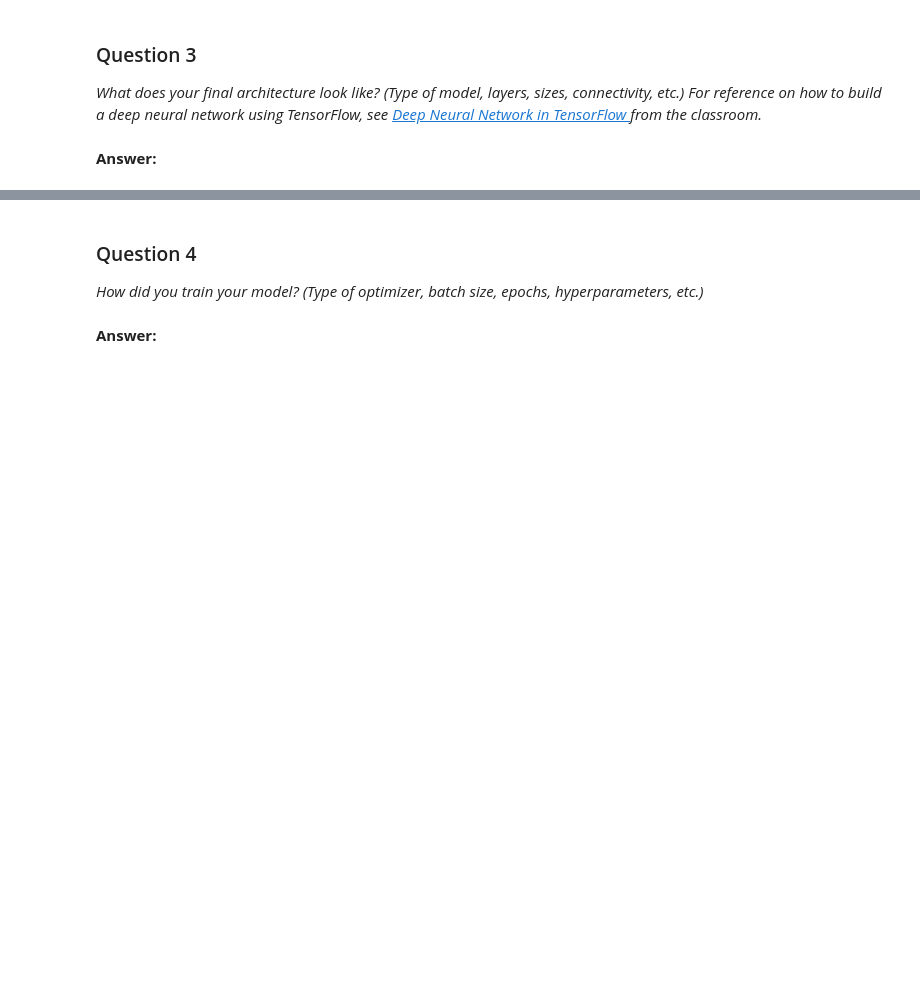
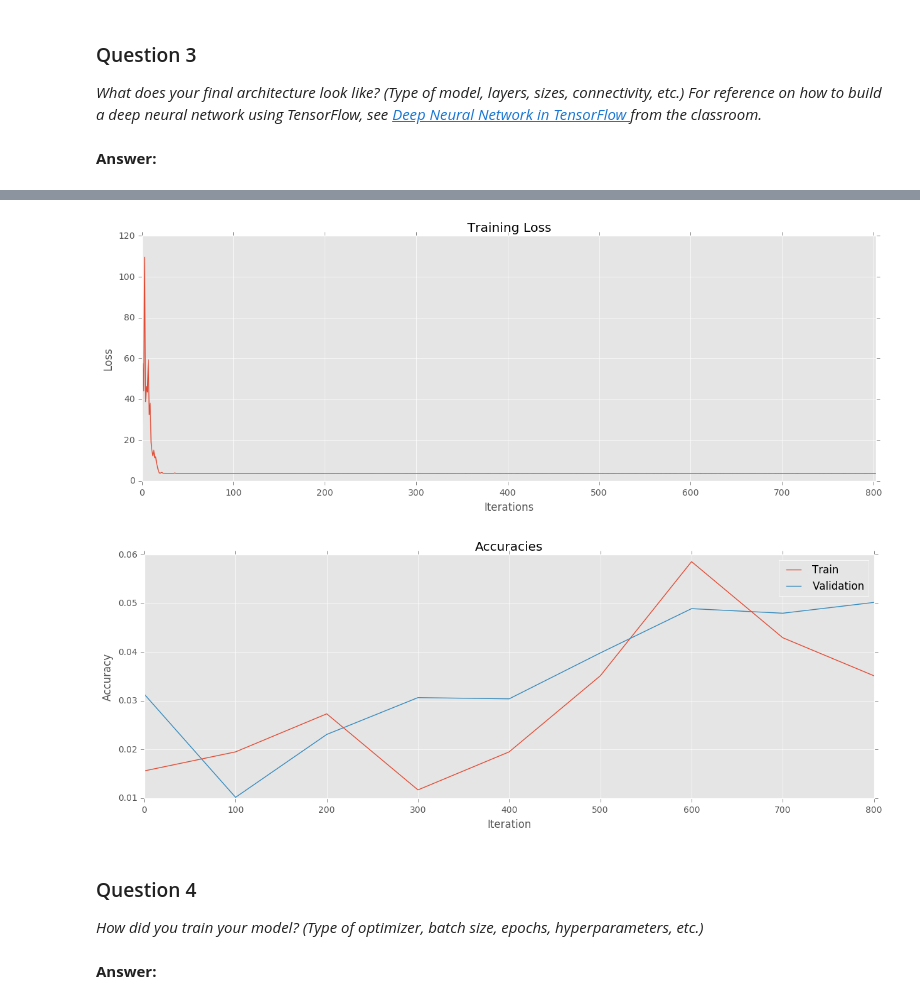
Before and after one commit to elbernante/traffic-sign-classifier, a Jupyter notebook: Traffic_Sign_Classifier.ipynb, the cells around one changed output, grey strips where cells are left out. Saved outputs shown, nothing was run; the diff lists cells and outputs as text; code cells hidden in the pictures; blank space fills up the shorter version.

Commit message:
Implement training

```diff
--- a/Traffic_Sign_Classifier.ipynb
+++ b/Traffic_Sign_Classifier.ipynb
@@ -412,0 +517,8 @@ _What does your final architecture look like? (Type of model, layers, sizes, con
+# %%
+def train():
+    with tf.Session(graph=graph) as sess:
+        validation = validate(X_val, y_val)
+        l, ta, va = do_train(sess, X_train, y_train, validation)
+    return l, ta, va
+
+train_losses, train_accuracies, validation_accuracies = train()
@@ -413,3 +535,26 @@ _What does your final architecture look like? (Type of model, layers, sizes, con
+# %%
+def plot_train_loss(loss):
+    loss = pd.Series(loss)
+    loss.index.name = "Iterations"
+    ag = loss.plot(figsize=(15, 5), title="Training Loss")
+    ag.set_ylabel("Loss")
+    plt.show()
+
+plot_train_loss(train_losses)
+
+def plot_accuracies(accuracies):
+    df = pd.DataFrame(accuracies)
+    df['Iteration'] = ([i * LOG_AT_EVERY for i in df.index])
+    df.set_index('Iteration', inplace=True)
+    ag = df.plot(figsize=(15, 5), title="Accuracies")
+    ag.set_ylabel("Accuracy")
+    plt.show()
+
+plot_accuracies({"Train": train_accuracies,
+                 "Validation": validation_accuracies})
+# %% [output]
+[figure, added]
+[figure, added]
 # %% [markdown]
 ### Question 4
 
```
Also changed, not shown: parts of 12 cells of this notebook, 1 other file.
